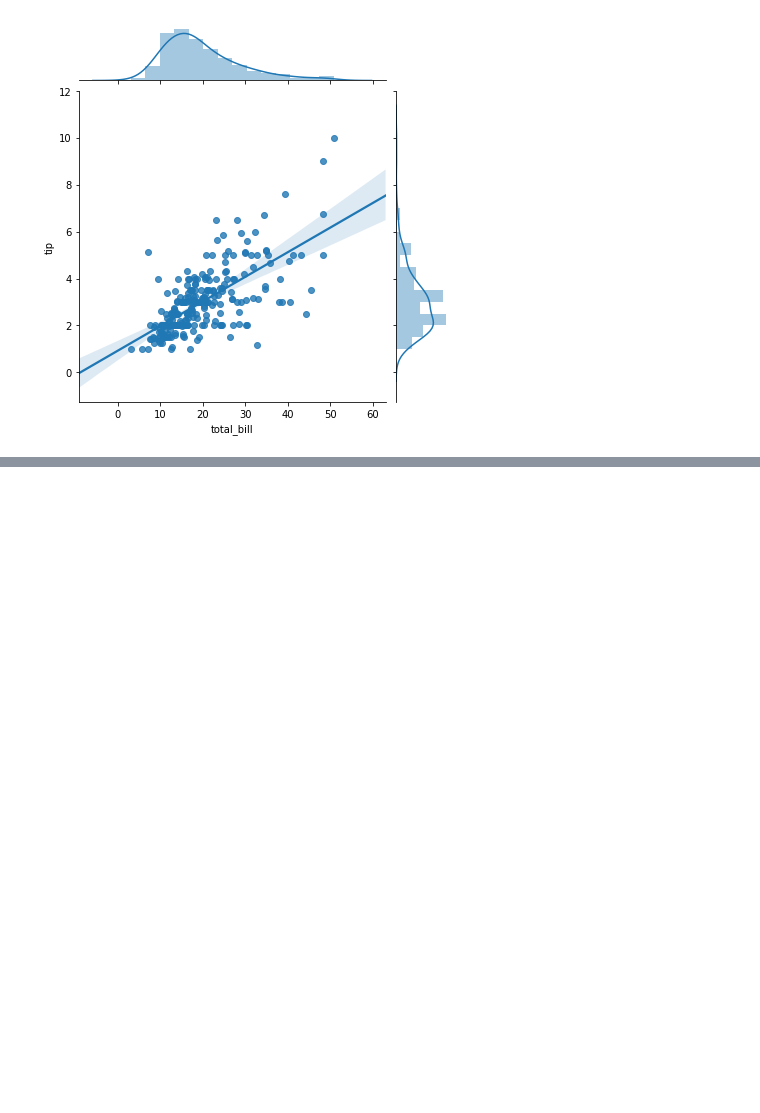
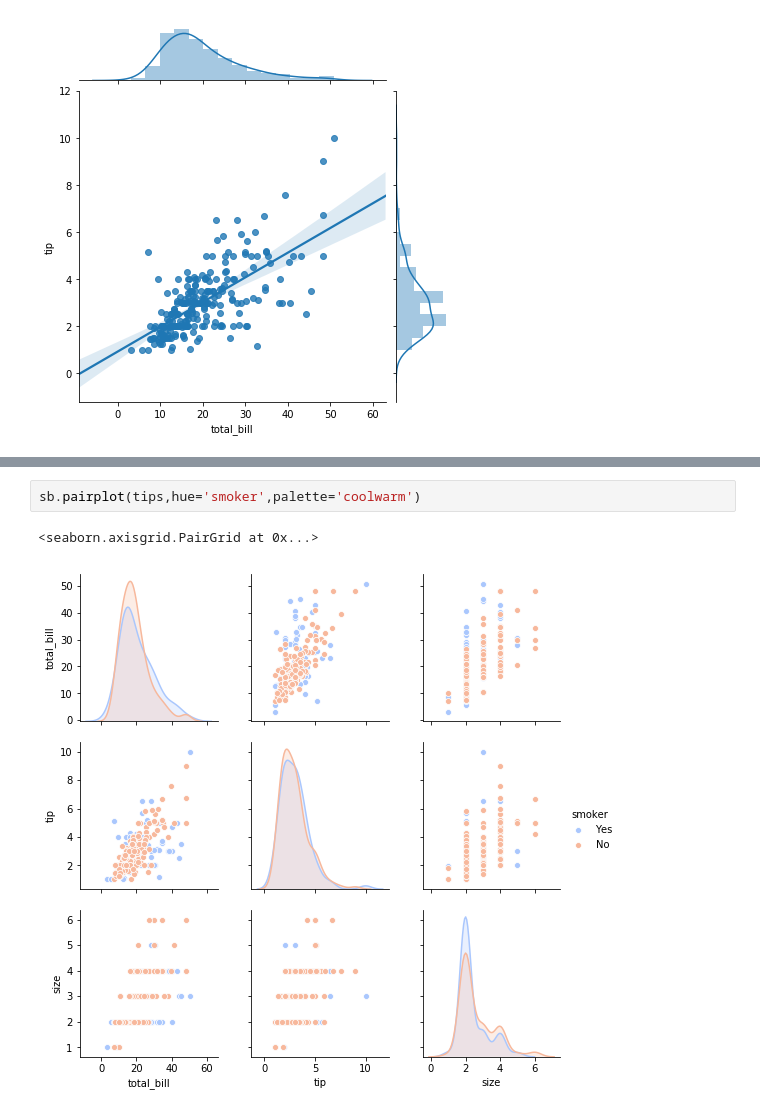
Before and after one commit to codingblondie/udemypython, a Jupyter notebook: files/Seaborn_beg.ipynb, the cells around one changed output, grey strips where cells are left out. Cells and saved outputs as stored; diff of their text form; blank space fills up the shorter version.

```diff
--- a/files/Seaborn_beg.ipynb
+++ b/files/Seaborn_beg.ipynb
@@ -39,0 +45,5 @@ sb.jointplot(x='total_bill',y='tip',data=tips,kind='reg')
+# %%
+sb.pairplot(tips,hue='smoker',palette='coolwarm')
+# %% [output]
+<seaborn.axisgrid.PairGrid at 0x...>
+[figure, added]
```
Also changed, not shown: parts of 1 cell of this notebook.
